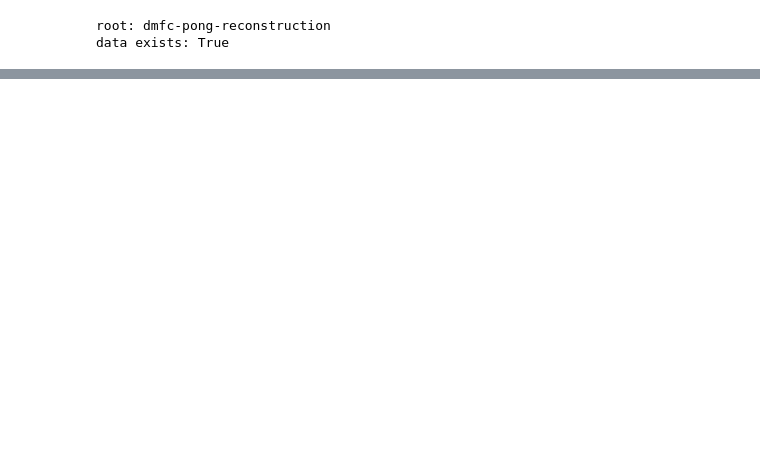
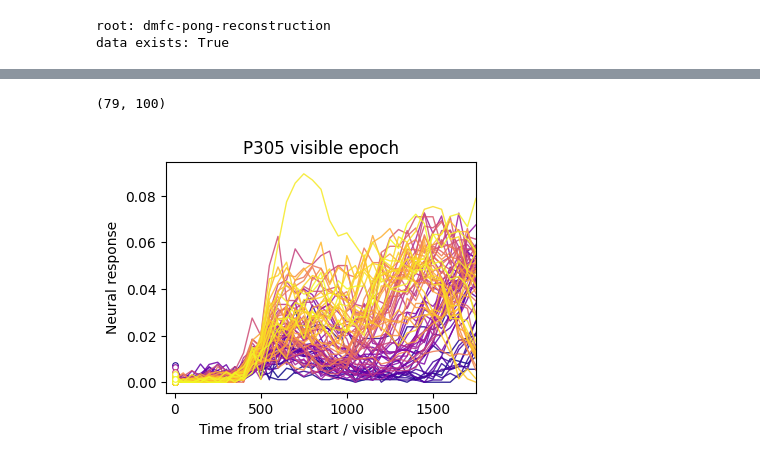
Before and after one commit to ksbong/dmfc-pong-reconstruction, a Jupyter notebook: notebooks/03_fig2c_neural_response_inspection.ipynb, the cells around one changed output, grey strips where cells are left out. Drawn from its saved outputs; the diff is of its cells as text; code cells hidden in the pictures; blank space fills up the shorter version.

```diff
--- a/notebooks/03_fig2c_neural_response_inspection.ipynb
+++ b/notebooks/03_fig2c_neural_response_inspection.ipynb
@@ -51,0 +166,77 @@ files_df
+# %%
+import numpy as np
+import matplotlib.pyplot as plt
+
+p305 = p_dmfc["neural_responses_reliable"]["occ"][305]
+
+print(p305.shape)  # (79, 100)
+
+mask = p_dmfc["masks"]["occ"]["start_occ_pad0"]
+
+time = np.arange(p305.shape[1]) * 50
+
+plt.figure(figsize=(4, 3))
+
+cmap = plt.get_cmap("plasma")
+colors = cmap(np.linspace(0, 1, p305.shape[0]))
+
+for i, response in enumerate(p305):
+    m = mask[i].astype(bool)
+
+    response_masked = np.where(m, response, np.nan)
+
+    valid_values = response_masked[np.isfinite(response_masked)]
+
+    if len(valid_values) == 0:
+        continue
+
+    # realign: valid 값만 앞으로 당기고 뒤는 NaN
+    y_draw = np.full_like(response_masked, np.nan, dtype=float)
+    y_draw[:len(valid_values)] = valid_values
+
+    x_draw = time
+
+    valid_idx = np.where(np.isfinite(y_draw))[0]
+    first = valid_idx[0]
+    last = valid_idx[-1]
+
+    plt.plot(
+        x_draw,
+        y_draw,
+        color=colors[i],
+        alpha=0.85,
+        linewidth=1.0,
+    )
+
+    plt.plot(
+        x_draw[first],
+        y_draw[first],
+        marker="o",
+        markersize=4,
+        markerfacecolor="white",
+        markeredgecolor=colors[i],
+        markeredgewidth=0.8,
+        linestyle="None",
+        zorder=5,
+    )
+
+    plt.plot(
+        x_draw[last],
+        y_draw[last],
+        marker="o",
+        markersize=4,
+        markerfacecolor="white",
+        markeredgecolor=colors[i],
+        markeredgewidth=0.8,
+        linestyle="None",
+        zorder=5,
+    )
+
+plt.xlabel("Time from trial start / visible epoch")
+plt.ylabel("Neural response")
+plt.xlim(-50, 1750)
+plt.title("P305 visible epoch")
+plt.show()
+# %% [output]
+(79, 100)
+[figure, added]
```
Also changed, not shown: parts of 17 cells of this notebook, 2 other files.
